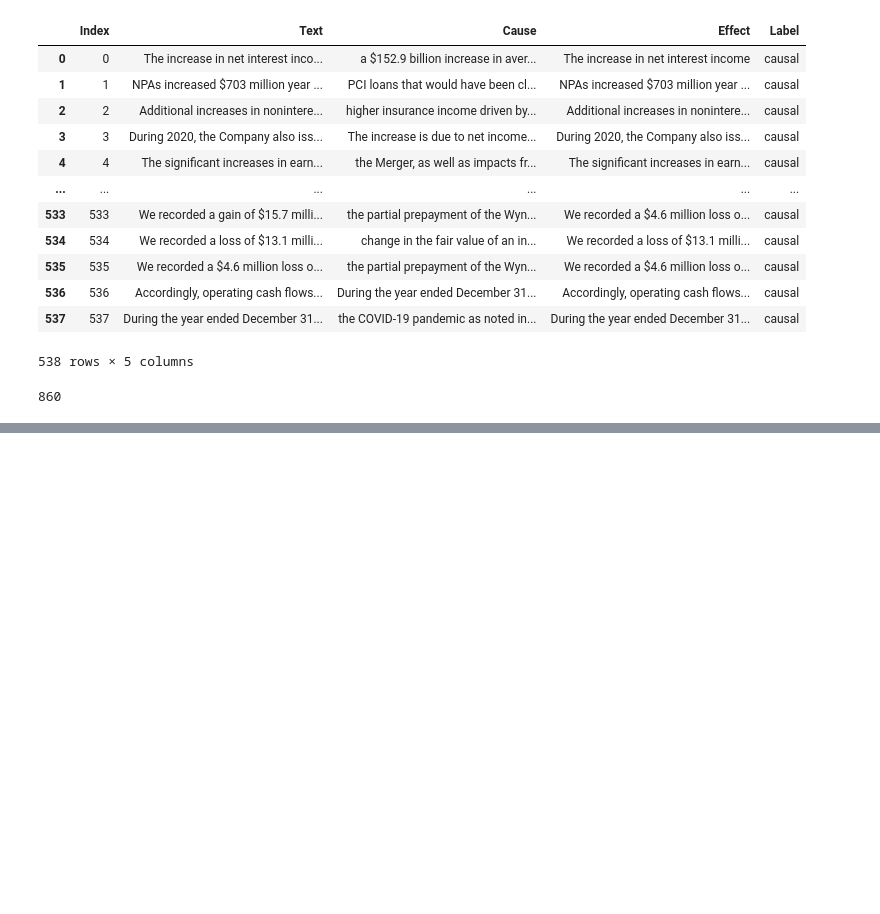
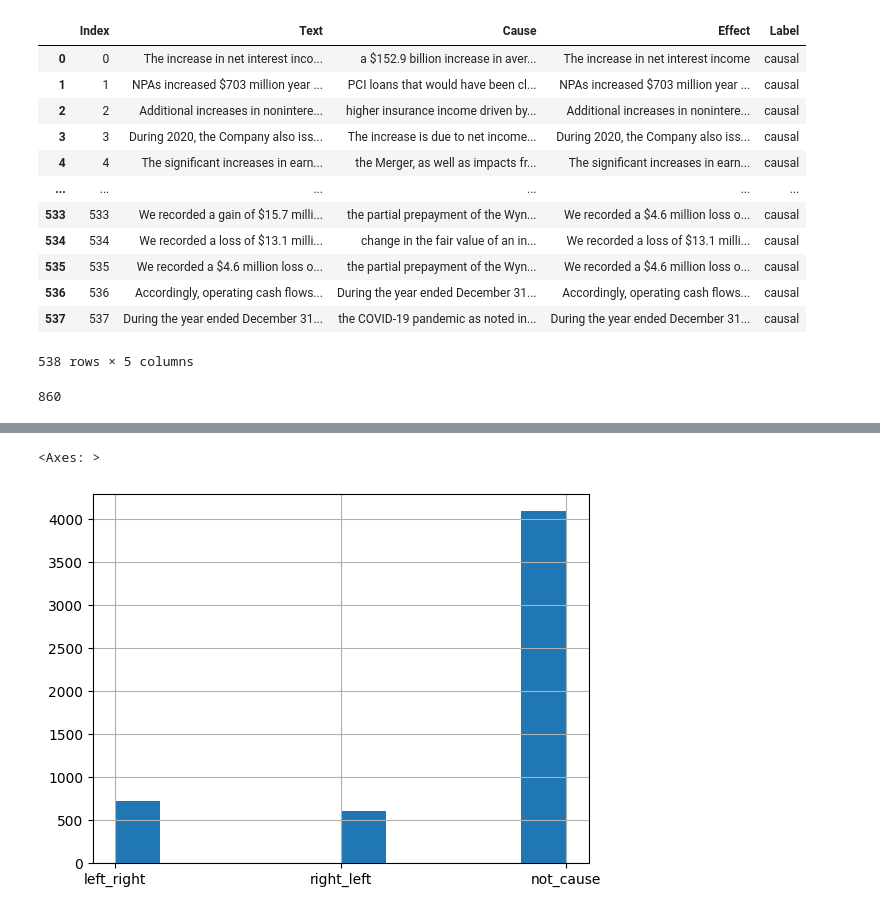
Before and after one commit to GoloMarcos/eCHOLGA, a Jupyter notebook: datasets.ipynb, the cells around one changed output, grey strips where cells are left out. Drawn from its saved outputs; the diff is of its cells as text; code cells hidden in the pictures; blank space fills up the shorter version.

```diff
--- a/datasets.ipynb
+++ b/datasets.ipynb
@@ -86 +88,18 @@ df
 1078 rows × 4 columns
+# %%
+import json
+
+def read_jsonl(file_name):
+    records = []
+    with open(file_name, "r") as r:
+        for line in r:
+            record = json.loads(line)
+            records.append(record)
+    return records
+# %%
+import pandas as pd
+en_train_records = read_jsonl("Headlines/en/simple/train.jsonl")
+en_val_records = read_jsonl("Headlines/en/simple/val.jsonl")
+en_test_records = read_jsonl("Headlines/en/simple/test.jsonl")
+en_records = en_train_records + en_val_records + en_test_records
+df = pd.DataFrame(en_records)
@@ -86,0 +122,5 @@ df
+# %%
+df.simple_result.hist()
+# %% [output]
+<Axes: >
+[figure, added]
```
Also changed, not shown: parts of 5 cells of this notebook, 2 other files.
